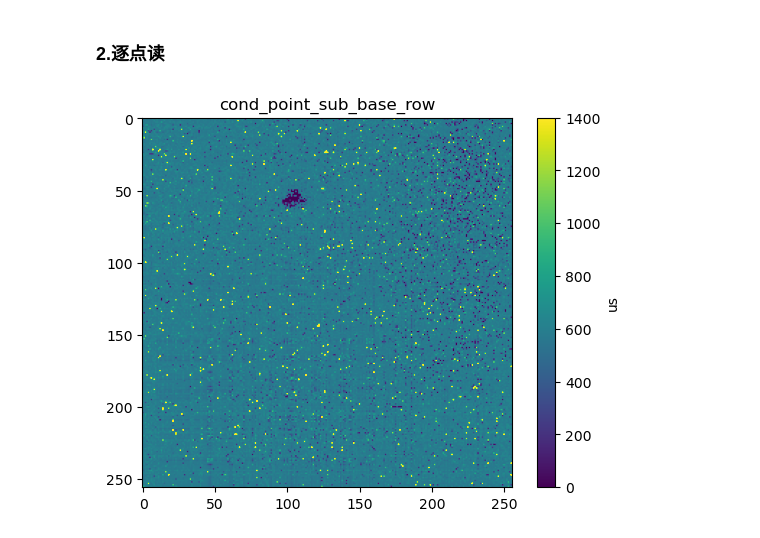
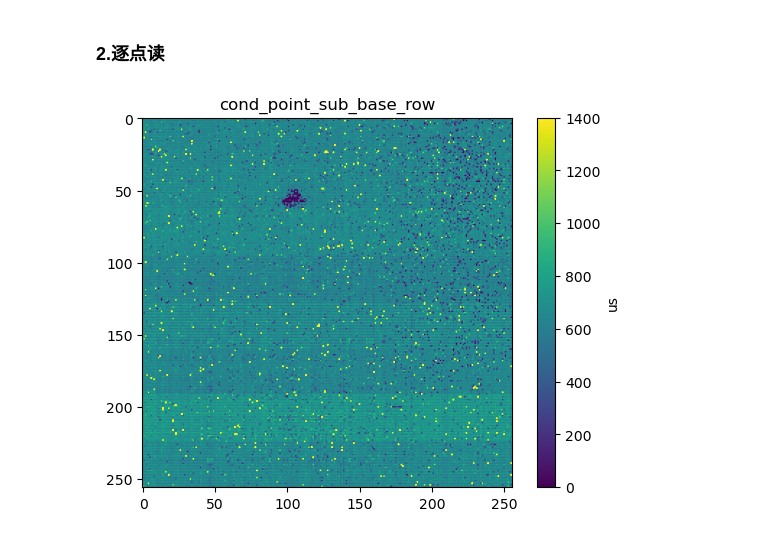
Before and after one commit to bei-meng/host_computer, a Jupyter notebook: examples/3并行读-逐点读.ipynb, the cells around one changed output. Drawn from its saved outputs; the diff is of its cells as text; code cells hidden in the pictures.

```diff
--- a/examples/3并行读-逐点读.ipynb
+++ b/examples/3并行读-逐点读.ipynb
@@ -72,16 +74,16 @@ voltage_point_row = chip.read_point2(crossbar=np.ones((256,256)),read_voltage=0.
 # voltage_base_point_col = chip.read_point2(crossbar=np.ones((256,256)),read_voltage=0,tg=5,gain=1,from_row=False,out_type=0)
 # voltage_point_col = chip.read_point2(crossbar=np.ones((256,256)),read_voltage=0.1,tg=5,gain=1,from_row=False,out_type=0)
 # %%
-cond_sub_base_row0 = chip.voltage_to_cond(voltage=voltage_point_row-voltage_base_point_row)
+cond_sub_base_row0 = chip.voltage_to_cond(voltage=voltage_point_row)
 plot_cond(cond_sub_base_row0,title="cond_point_sub_base_row",vmax=1400)
 
 # cond_sub_base_col = chip.voltage_to_cond(voltage=voltage_point_col-voltage_base_point_col)
 # plot_cond(cond_sub_base_col,title="cond_point_sub_base_col")
 # cond_col = chip.voltage_to_cond(voltage=voltage_point_col)
 # plot_cond(cond_col,title="cond_point_col")
 # print(voltage_point_row)
 # %% [output]
-[figure, old version]
+[figure, new version]
 # %%
 
 voltage_base_point_row = chip.read_point2(crossbar=np.ones((256,256)),read_voltage=0,tg=5,gain=1,from_row=True,out_type=0)
```
Also changed, not shown: parts of 4 cells of this notebook, 4 other files.
